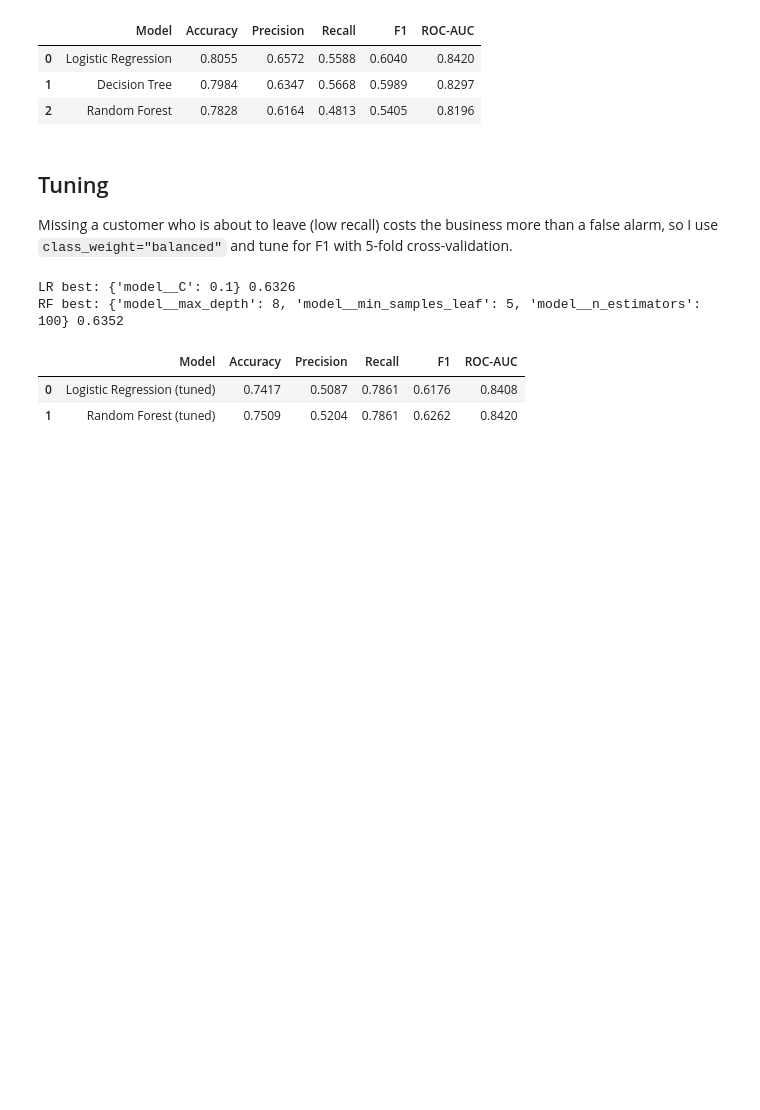
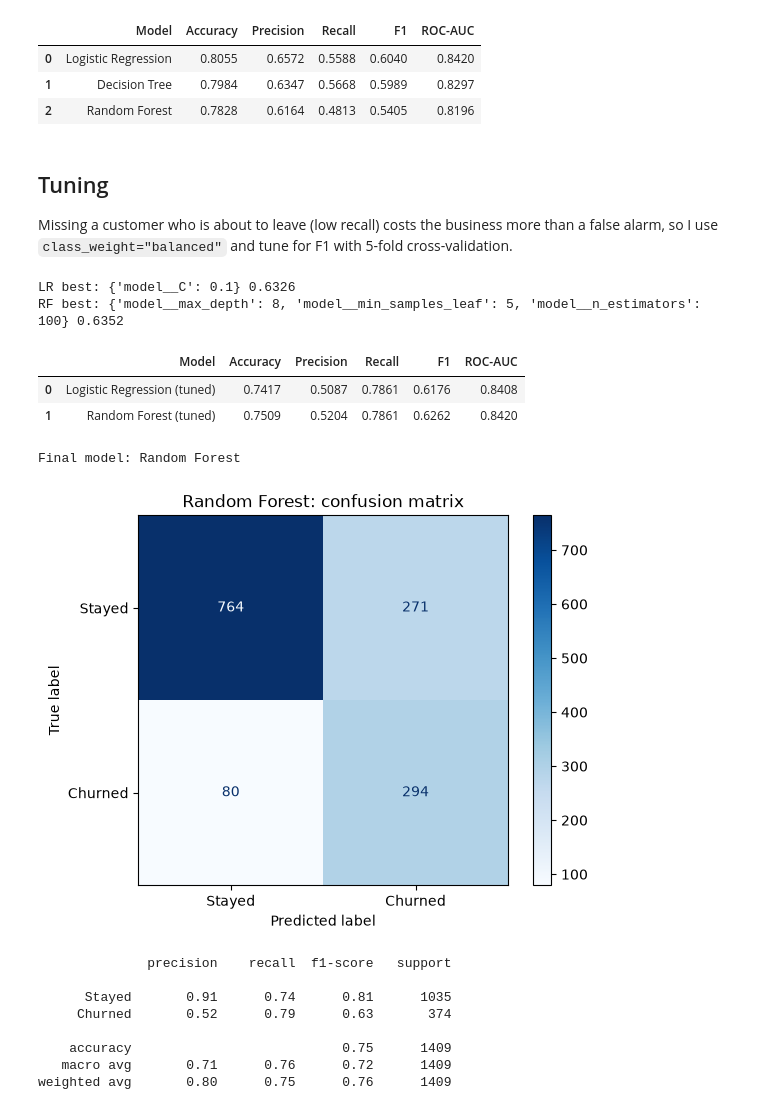
Before and after one commit to Bhaskar-Mehta/AI-ML-Internship, a Jupyter notebook: Week12_Capstone_CustomerChurnPrediction/capstone.ipynb, the cells around one changed output. Cells and saved outputs as stored; diff of their text form; code cells hidden in the pictures; blank space fills up the shorter version.

```diff
--- a/Week12_Capstone_CustomerChurnPrediction/capstone.ipynb
+++ b/Week12_Capstone_CustomerChurnPrediction/capstone.ipynb
@@ -200,3 +200,27 @@ tuned
 |  | Model | Accuracy | Precision | Recall | F1 | ROC-AUC |
 | 0 | Logistic Regression (tuned) | 0.7417 | 0.5087 | 0.7861 | 0.6176 | 0.8408 |
 | 1 | Random Forest (tuned) | 0.7509 | 0.5204 | 0.7861 | 0.6262 | 0.8420 |
+# %%
+from sklearn.metrics import ConfusionMatrixDisplay, classification_report
+
+f1_lr = f1_score(y_test, best_lr.predict(X_test))
+f1_rf = f1_score(y_test, best_rf.predict(X_test))
+final_name, final_model = ("Random Forest", best_rf) if f1_rf >= f1_lr else ("Logistic Regression", best_lr)
+print("Final model:", final_name)
+
+ConfusionMatrixDisplay.from_estimator(final_model, X_test, y_test,
+                                      display_labels=["Stayed", "Churned"], cmap="Blues")
+plt.title(f"{final_name}: confusion matrix")
+plt.show()
+print(classification_report(y_test, final_model.predict(X_test), target_names=["Stayed", "Churned"]))
+# %% [output]
+Final model: Random Forest
+[figure, added]
+              precision    recall  f1-score   support
+
+      Stayed       0.91      0.74      0.81      1035
+     Churned       0.52      0.79      0.63       374
+
+    accuracy                           0.75      1409
+   macro avg       0.71      0.76      0.72      1409
+weighted avg       0.80      0.75      0.76      1409
```
